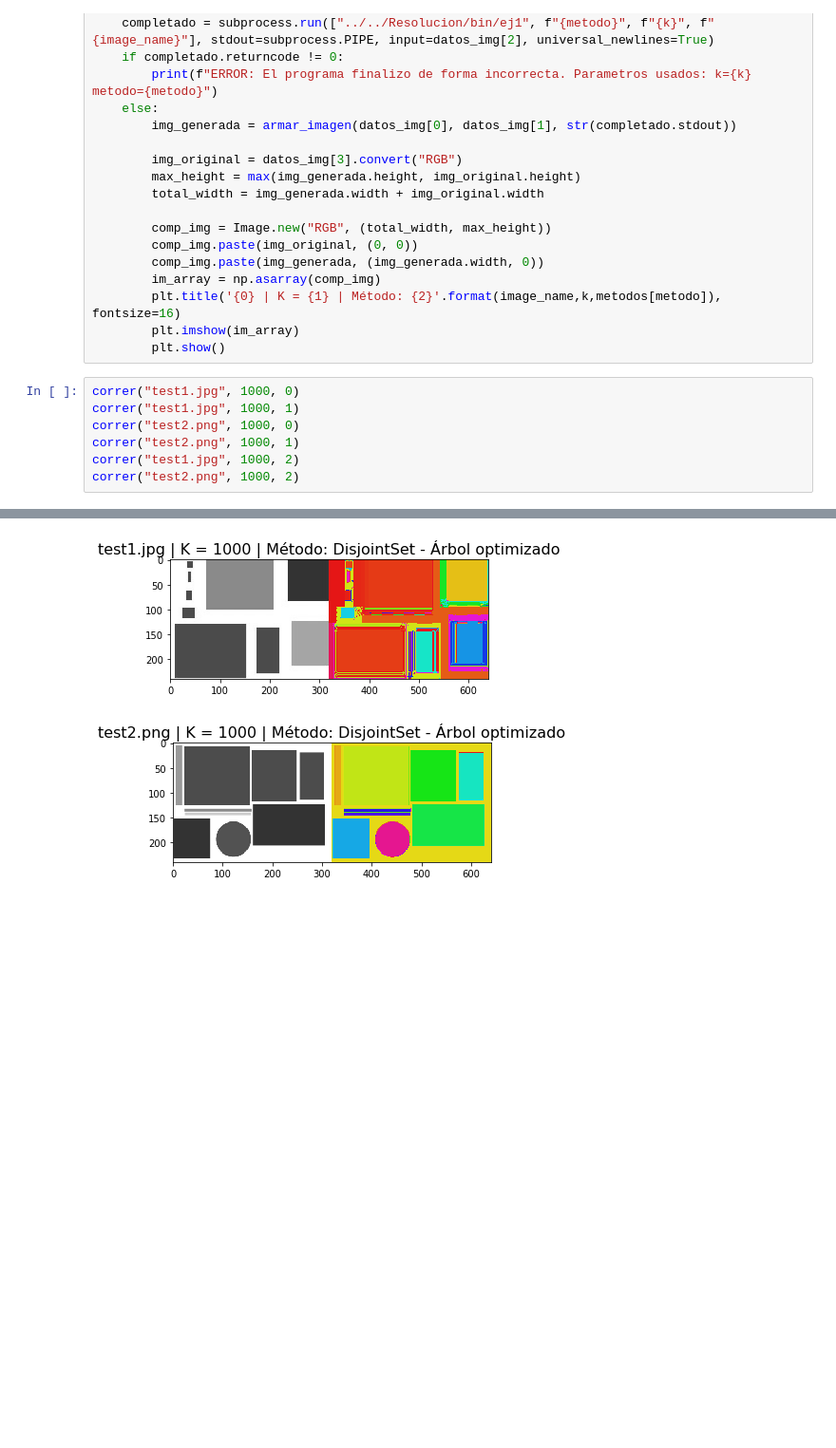
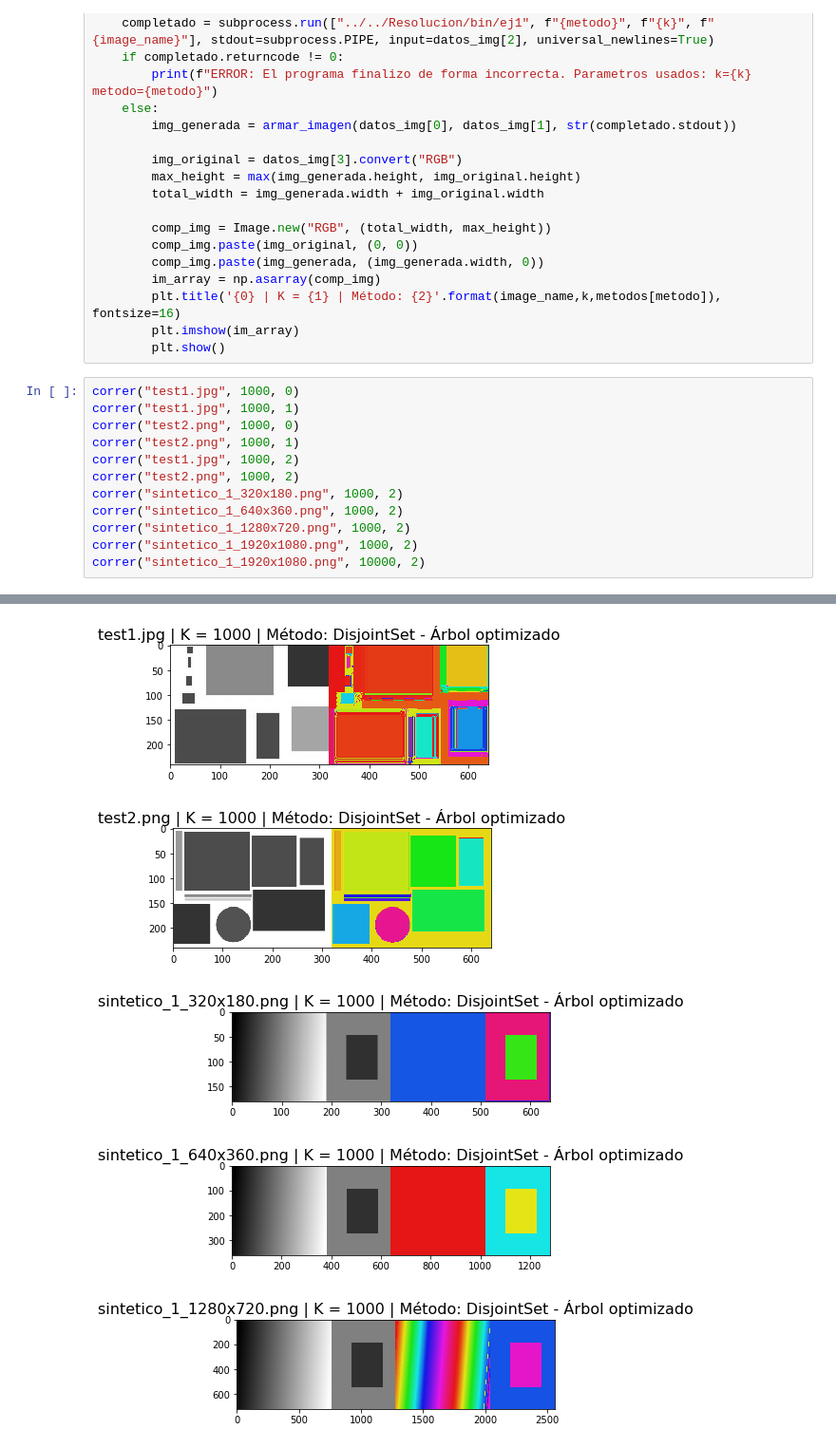
Before and after one commit to chino117/Algo3-TP2, a Jupyter notebook: Experimentacion/ej1/exp1_visualizacion-imagenes.ipynb, the cells around one changed output, grey strips where cells are left out. Shown: that part at 95% size. Cells and saved outputs as stored; diff of their text form; blank space fills up the shorter version.

```diff
--- a/Experimentacion/ej1/exp1_visualizacion-imagenes.ipynb
+++ b/Experimentacion/ej1/exp1_visualizacion-imagenes.ipynb
@@ -66,14 +66,22 @@ def correr(image_name, k, metodo):
 # %%
 correr("test1.jpg", 1000, 0)
 correr("test1.jpg", 1000, 1)
 correr("test2.png", 1000, 0)
 correr("test2.png", 1000, 1)
 correr("test1.jpg", 1000, 2)
 correr("test2.png", 1000, 2)
+correr("sintetico_1_320x180.png", 1000, 2)
+correr("sintetico_1_640x360.png", 1000, 2)
+correr("sintetico_1_1280x720.png", 1000, 2)
+correr("sintetico_1_1920x1080.png", 1000, 2)
+correr("sintetico_1_1920x1080.png", 10000, 2)
 # %% [output]
 [figure]
 [figure]
 [figure]
 [figure]
 [figure]
 [figure]
+[figure, added]
+[figure, added]
+[figure, added]
```
Also changed, not shown: parts of 1 cell of this notebook, 10 other files.
